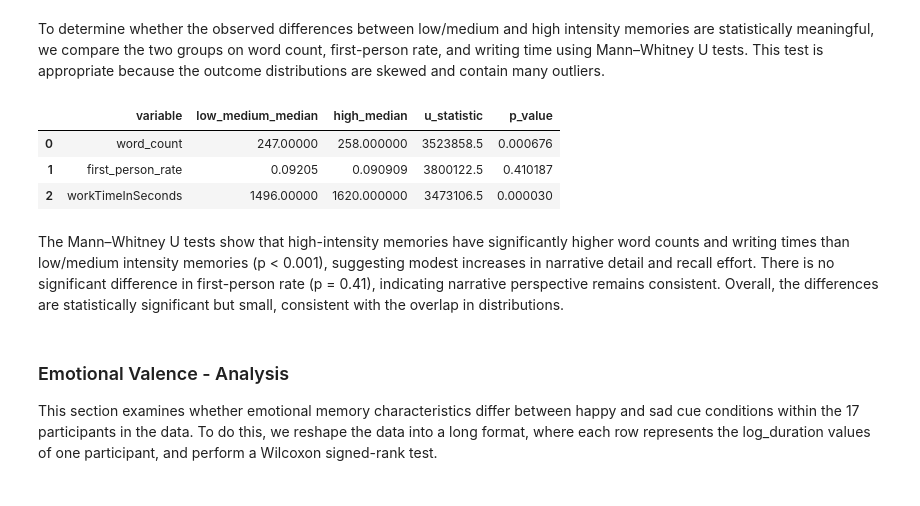
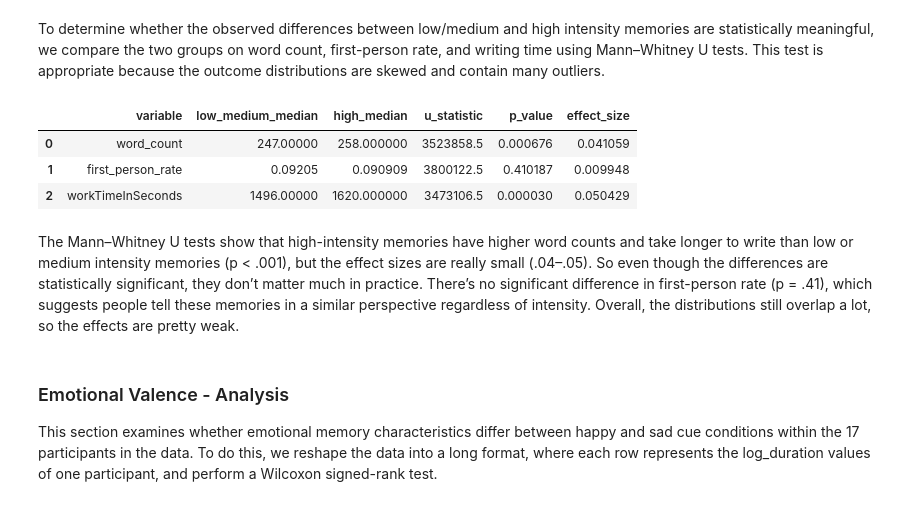
Before and after one commit to emw017/Group125_WI26, a Jupyter notebook: 03-FinalProject.ipynb, the cells around one changed output. Cells and saved outputs as stored; diff of their text form; code cells hidden in the pictures.

Commit message:
effect size for hippocorpus

```diff
--- a/03-FinalProject.ipynb
+++ b/03-FinalProject.ipynb
@@ -331,38 +331,50 @@ To determine whether the observed differences between low/medium and high intens
 # %%
 from scipy.stats import mannwhitneyu
 
 # Split groups
 low_med = hippo[hippo['intensity_group'] == 'Low/Medium']
 high = hippo[hippo['intensity_group'] == 'High']
 
 # Variables to test
 variables = ['word_count', 'first_person_rate', 'workTimeInSeconds']
 
 results = []
 
 for var in variables:
     group1 = low_med[var].dropna()
     group2 = high[var].dropna()
 
+    n1 = len(group1)
+    n2 = len(group2)
+
     stat, p = mannwhitneyu(group1, group2, alternative='two-sided')
+
+    # z-score
+    mu_U = (n1 * n2) / 2
+    sigma_U = np.sqrt((n1 * n2 * (n1 + n2 + 1)) / 12)
+    Z = (stat - mu_U) / sigma_U
+
+    # effect size r
+    r = Z / np.sqrt(n1 + n2)
 
     results.append({
         'variable': var,
         'low_medium_median': group1.median(),
         'high_median': group2.median(),
         'u_statistic': stat,
-        'p_value': p
+        'p_value': p,
+        'effect_size': abs(r)
     })
 
 results_df = pd.DataFrame(results)
 results_df
 # %% [output]
-|  | variable | low_medium_median | high_median | u_statistic | p_value |
-| 0 | word_count | 247.00000 | 258.000000 | 3523858.5 | 0.000676 |
-| 1 | first_person_rate | 0.09205 | 0.090909 | 3800122.5 | 0.410187 |
-| 2 | workTimeInSeconds | 1496.00000 | 1620.000000 | 3473106.5 | 0.000030 |
+|  | variable | low_medium_median | high_median | u_statistic | p_value | effect_size |
+| 0 | word_count | 247.00000 | 258.000000 | 3523858.5 | 0.000676 | 0.041059 |
+| 1 | first_person_rate | 0.09205 | 0.090909 | 3800122.5 | 0.410187 | 0.009948 |
+| 2 | workTimeInSeconds | 1496.00000 | 1620.000000 | 3473106.5 | 0.000030 | 0.050429 |
 # %% [markdown]
-The Mann–Whitney U tests show that high-intensity memories have significantly higher word counts and writing times than low/medium intensity memories (p < 0.001), suggesting modest increases in narrative detail and recall effort. There is no significant difference in first-person rate (p = 0.41), indicating narrative perspective remains consistent. Overall, the differences are statistically significant but small, consistent with the overlap in distributions.
+The Mann–Whitney U tests show that high-intensity memories have higher word counts and take longer to write than low or medium intensity memories (p < .001), but the effect sizes are really small (.04–.05). So even though the differences are statistically significant, they don’t matter much in practice. There’s no significant difference in first-person rate (p = .41), which suggests people tell these memories in a similar perspective regardless of intensity. Overall, the distributions still overlap a lot, so the effects are pretty weak.
 # %% [markdown]
 ### Emotional Valence - Analysis
 
```
